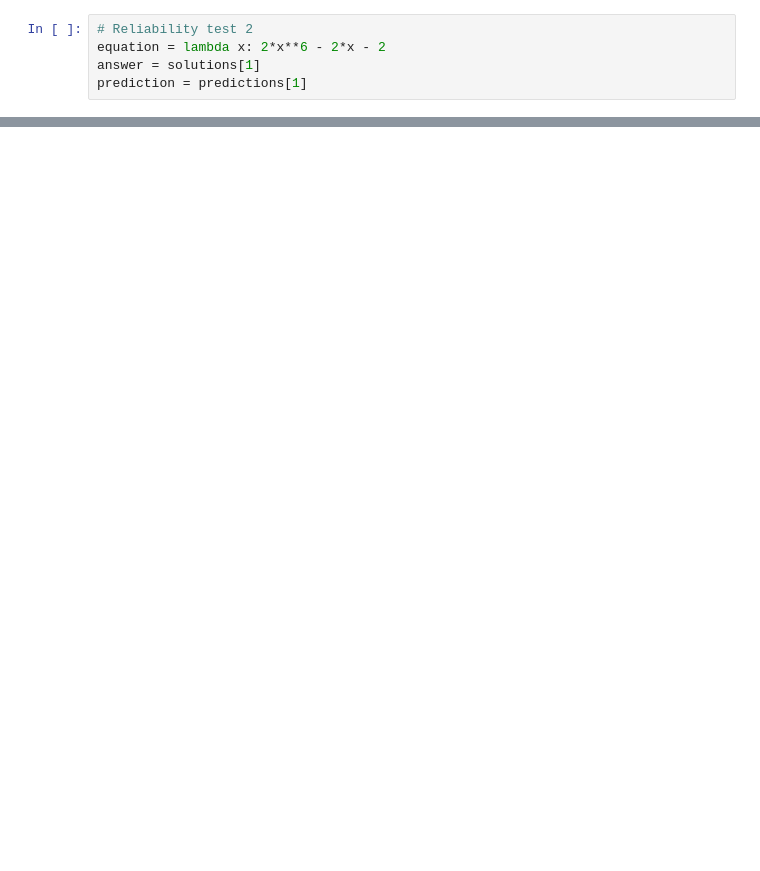
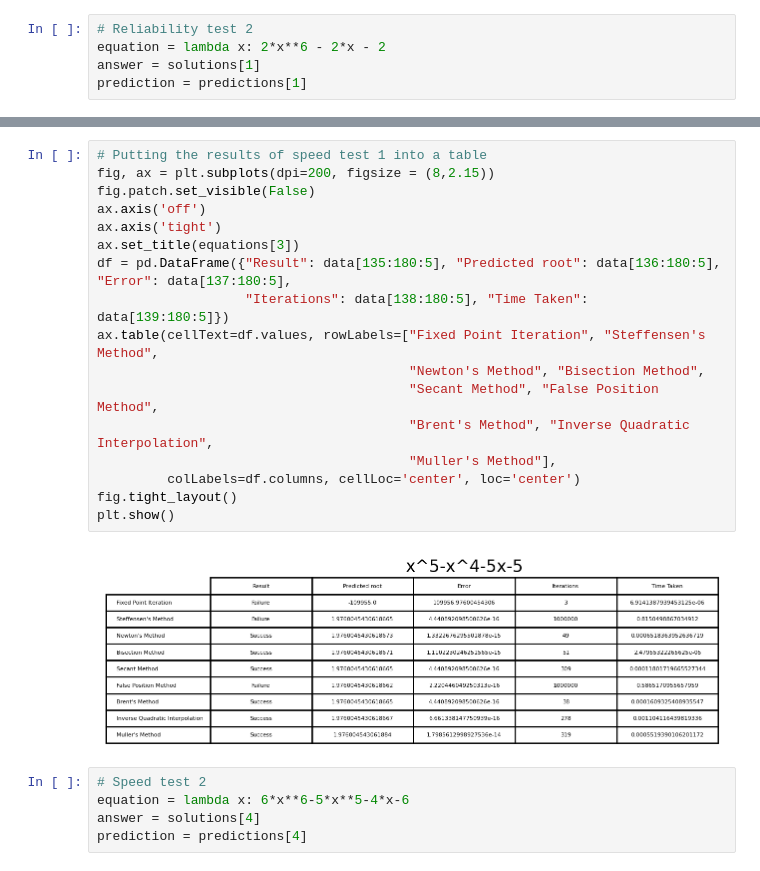
Before and after one commit to AshKhanNY/CS_301, a Jupyter notebook: Final/final.ipynb, the cells around one changed output, grey strips where cells are left out. Drawn from its saved outputs; the diff is of its cells as text; blank space fills up the shorter version.

```diff
--- a/Final/final.ipynb
+++ b/Final/final.ipynb
@@ -609,0 +726,24 @@ plt.show()
+# %%
+# Putting the results of speed test 1 into a table
+fig, ax = plt.subplots(dpi=200, figsize = (8,2.15))
+fig.patch.set_visible(False)
+ax.axis('off')
+ax.axis('tight')
+ax.set_title(equations[3])
+df = pd.DataFrame({"Result": data[135:180:5], "Predicted root": data[136:180:5], "Error": data[137:180:5],
+                   "Iterations": data[138:180:5], "Time Taken": data[139:180:5]})
+ax.table(cellText=df.values, rowLabels=["Fixed Point Iteration", "Steffensen's Method",
+                                        "Newton's Method", "Bisection Method",
+                                        "Secant Method", "False Position Method",
+                                        "Brent's Method", "Inverse Quadratic Interpolation",
+                                        "Muller's Method"],
+         colLabels=df.columns, cellLoc='center', loc='center')
+fig.tight_layout()
+plt.show()
+# %% [output]
+[figure, added]
+# %%
+# Speed test 2
+equation = lambda x: 6*x**6-5*x**5-4*x-6
+answer = solutions[4]
+prediction = predictions[4]
```
Also changed, not shown: parts of 16 cells of this notebook.
